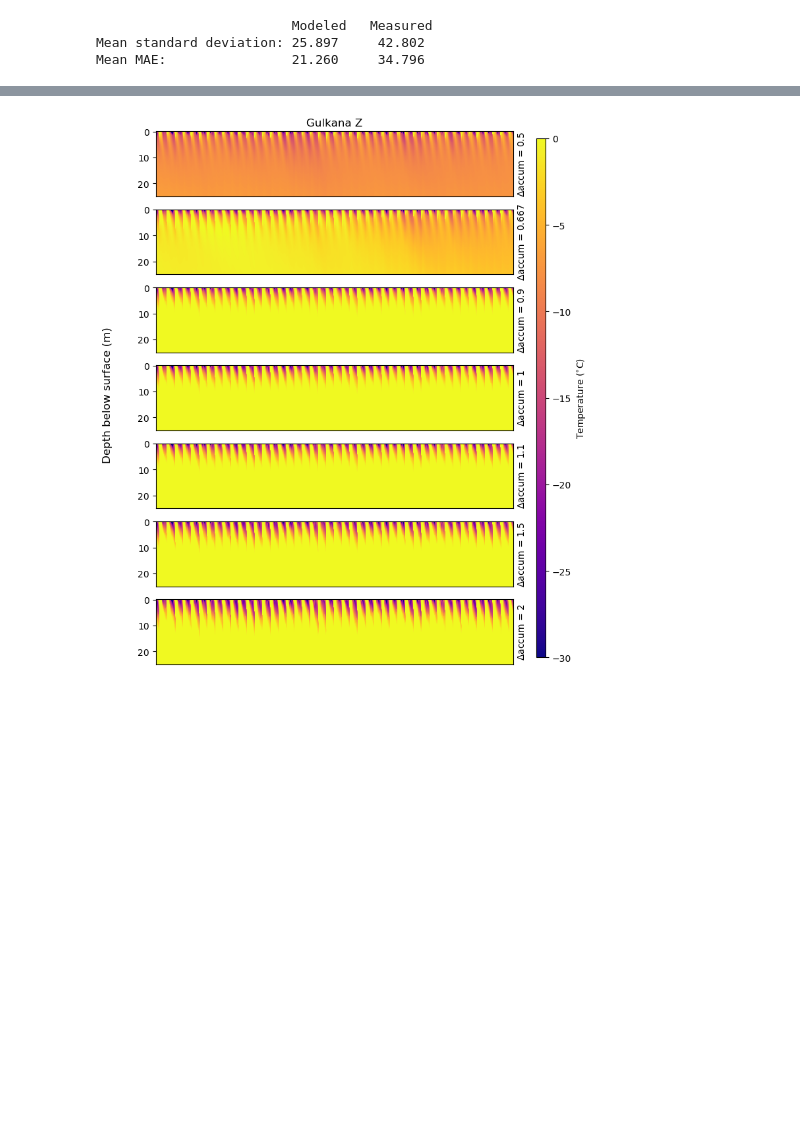
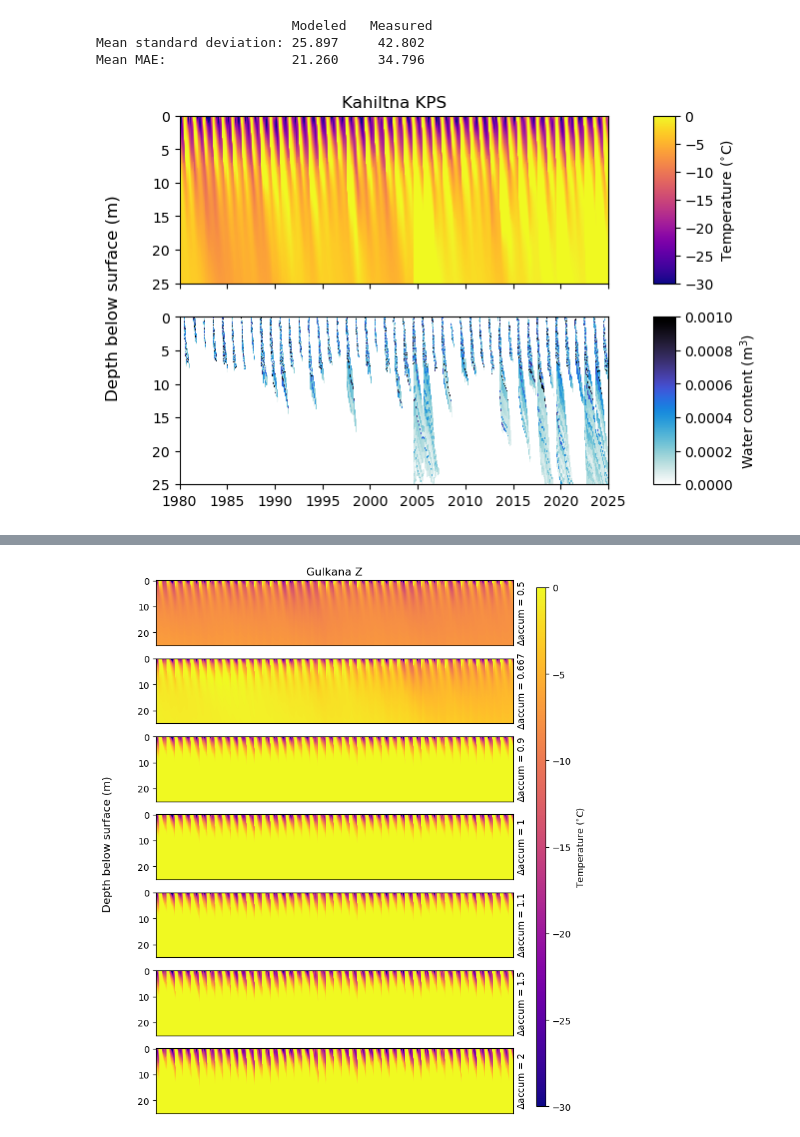
Before and after one commit to clairevwilson/CommunityFirnModel, a Jupyter notebook: CFM_main/firn_project.ipynb, the cells around one changed output, grey strips where cells are left out. Cells and saved outputs as stored; diff of their text form; code cells hidden in the pictures; blank space fills up the shorter version.

```diff
--- a/CFM_main/firn_project.ipynb
+++ b/CFM_main/firn_project.ipynb
@@ -237,3 +201,52 @@ Mean MAE:                21.260     34.796
 # date_label = date.replace('_','/')
 # fig.suptitle(f'Site {site} firn core comparison, {date_label}',y=0.97)
 # plt.show()
+# %%
+# SIMPLE HEATMAP
+site = 'KPS'
+variables = ['temperature', 'LWC']
+max_depth = 25
+fstring = 'noqm'
+var_labels = {'temperature':'Temperature ($^{\circ}$C)','LWC':'Water content (m$^{3}$)',
+              'age':'Age (years)','density':'Density (kg m$^{-3}$)'}
+var_ranges = {'temperature':(-30, 0), 'LWC':(0, 0.001),
+              'age':(0, 25), 'density':(350, 800)}
+var_cmaps = {'temperature':'plasma','LWC':'cmr.freeze_r','density':'cmr.toxic','age':'cmr.emerald'}
+
+fig, all_axes = plt.subplots(len(variables), 2, width_ratios=(1, 0.05), sharex='col')
+axes = all_axes[:, 0]
+caxes = all_axes[:, 1]
+if len(variables) == 1:
+    axes = [axes]
+    caxes = [caxes]
+glacier = 'wolverine' if site == 'EC' else 'kahiltna' if site == 'KPS' else 'gulkana'
+output = h5py.File(base_fp + f'Output/{glacier}{site}/{glacier}{site}_{fstring}/CFMresults.hdf5')
+for cax,ax,var in zip(caxes, axes, variables):
+    norm = mpl.colors.Normalize(vmin=var_ranges[var][0], vmax=var_ranges[var][1])
+
+    # find layer tops and bottoms
+    depth_mod = output['depth'][1:]
+    max_idx = np.where(depth_mod > max_depth)[0][0]
+    depth_mod = depth_mod[:max_idx]
+
+    # get times and data into the correct format
+    times = output['density'][1:, 0]
+    D, T = np.meshgrid(depth_mod, times)
+    var_data = output[var][1:, 1:max_idx + 1]
+    if var == 'temperature':
+        var_data -= 273.15
+
+    c = ax.pcolormesh(T, D, var_data,shading='auto', cmap=var_cmaps[var], norm=norm)
+    ax.invert_yaxis()
+    ax.set_xlim(1980, 2025)
+    cb = fig.colorbar(c, cax=cax)
+    cb.set_label(var_labels[var])
+output.close()
+fig.supylabel('Depth below surface (m)', x=0.01)
+vars_str = '_'.join(vars)
+out_fn = f'Figs/{glacier}{site}_{vars_str}_heatmap.png'
+axes[0].set_title(f'{glacier.capitalize()} {site}')
+plt.savefig(base_fp+out_fn, dpi=200, bbox_inches='tight')
+plt.show()
+# %% [output]
+[figure, added]
```
Also changed, not shown: parts of 7 cells of this notebook, 4 other files.
